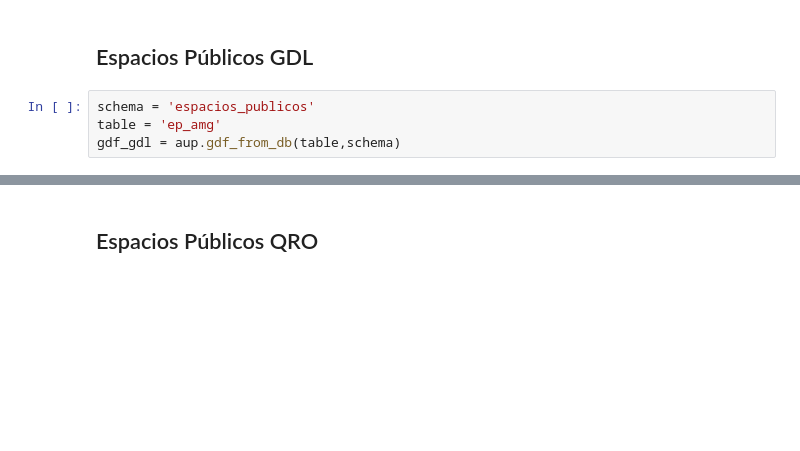
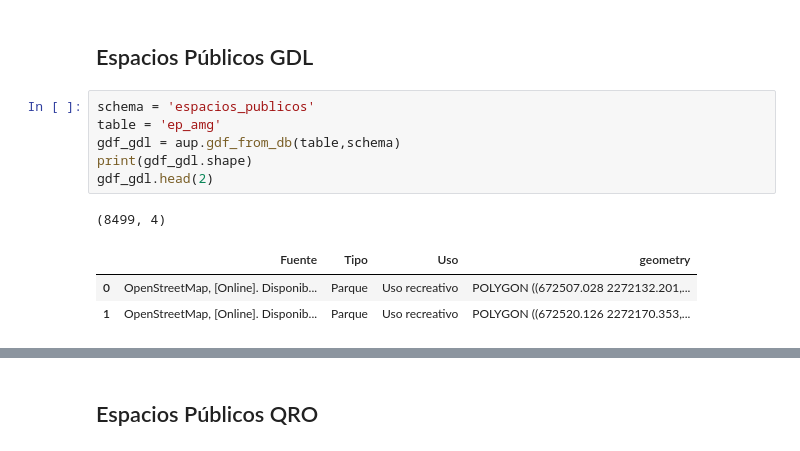
Before and after one commit to Observatorio-Ciudades/accesibilidad-urbana, a Jupyter notebook: notebooks/EP_MachineLearning/Clasificador_limpio.ipynb, the cells around one changed output, grey strips where cells are left out. Cells and saved outputs as stored; diff of their text form; blank space fills up the shorter version.

```diff
--- a/notebooks/EP_MachineLearning/Clasificador_limpio.ipynb
+++ b/notebooks/EP_MachineLearning/Clasificador_limpio.ipynb
@@ -34,4 +34,11 @@ from sklearn.metrics import classification_report, mean_squared_error
 # %%
 schema = 'espacios_publicos'
 table = 'ep_amg'
 gdf_gdl = aup.gdf_from_db(table,schema)
+print(gdf_gdl.shape)
+gdf_gdl.head(2)
+# %% [output]
+(8499, 4)
+|  | Fuente | Tipo | Uso | geometry |
+| 0 | OpenStreetMap, [Online]. Disponib... | Parque | Uso recreativo | POLYGON ((672507.028 2272132.201,... |
+| 1 | OpenStreetMap, [Online]. Disponib... | Parque | Uso recreativo | POLYGON ((672520.126 2272170.353,... |
```
Also changed, not shown: parts of 14 cells of this notebook.
